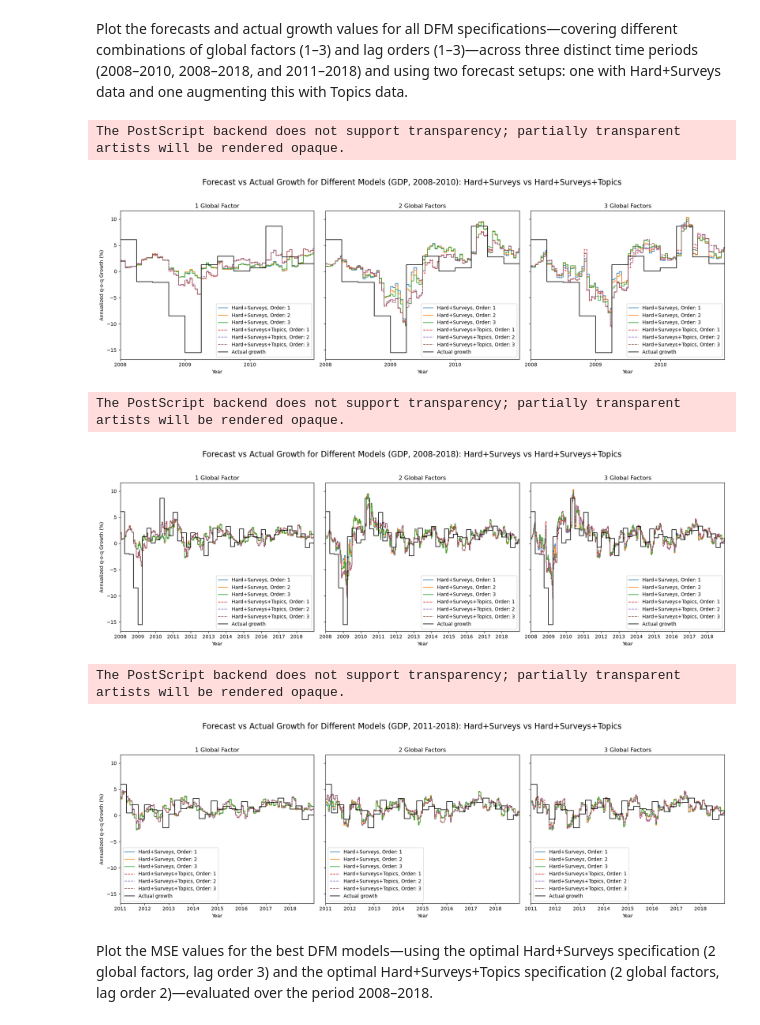
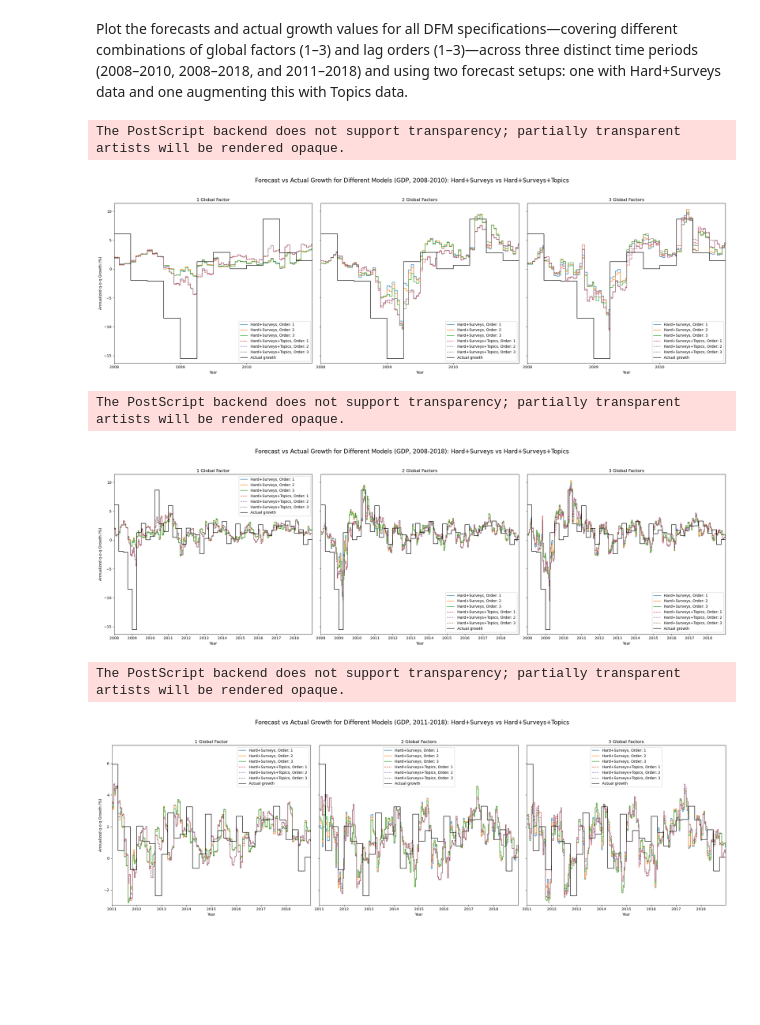
Before and after one commit to MashenkaOkuneva/nowcasting_with_text, a Jupyter notebook: dfm/experiments/additional_plots/Plot1_hard_surveys_vs_topics_2007_200_all_Global_GDP.ipynb, the cells around one changed output. Saved outputs shown, nothing was run; the diff lists cells and outputs as text; code cells hidden in the pictures; blank space fills up the shorter version.

Commit message:
Forecasts vs Actual growth for best models, 3 periods.

```diff
--- a/dfm/experiments/additional_plots/Plot1_hard_surveys_vs_topics_2007_200_all_Global_GDP.ipynb
+++ b/dfm/experiments/additional_plots/Plot1_hard_surveys_vs_topics_2007_200_all_Global_GDP.ipynb
@@ -362,7 +362,7 @@ for period_label, config in period_configs.items():
         y_act_extended = y_act
 
     # Create a figure with 1 row and 3 columns for the three global factor counts
-    fig, axs = plt.subplots(1, 3, figsize=(18, 6), sharey=True)
+    fig, axs = plt.subplots(1, 3, figsize=(24, 8), sharey=True)
 
     # Loop over each global factor count (1, 2, and 3)
     for i, num_factors in enumerate([1, 2, 3]):
@@ -434,35 +434,47 @@ for period_label, config in period_configs.items():
             # Plot the forecast step curve for the current order with dashed line
             ax.step(x_fore, y_fore, where='post', linewidth=1.2, linestyle='--', label=f"Hard+Surveys+Topics, Order: {order}")
 
         # Plot actual growth as a step plot in each subplot
         ax.step(x_act_extended, y_act_extended, where='post', color='black', linewidth=1.2, label="Actual growth")
 
         # Customize the subplot
         ax.set_xlabel("Year")
         ax.set_xlim(config["xlim"][0], config["xlim"][1])
         ax.set_xticks(config["xticks"])
+
+        # Set y-axis limits based on the data within the period range
+        x_min, x_max = config["xlim"]
+        def filter_points(x_arr, y_arr, x_min, x_max):
+            return [y for x, y in zip(x_arr, y_arr) if x_min <= x <= x_max]
+
+        # Filter y-values
+        y_filtered = filter_points(x_fore, y_fore, x_min, x_max)
+        y_act_filtered = filter_points(x_act_extended, y_act_extended, x_min, x_max)
+
+        # Combine all filtered y-values
+        combined_y = y_filtered + y_act_filtered
+        ax.set_ylim(1.05 * min(combined_y), 1.2 * max(combined_y))
+
         ax.set_title(f"{num_factors} Global Factor{'s' if num_factors > 1 else ''}")
         if i == 0:
             ax.set_ylabel("Annualized q-o-q Growth (%)")
         ax.legend()
 
     plt.suptitle(f"Forecast vs Actual Growth for Different Models ({q_var}, {period_label}): Hard+Surveys vs Hard+Surveys+Topics", fontsize=16)
     plt.tight_layout(rect=[0, 0.03, 1, 0.95])
 
     # Create the output directory if it doesn't exist and save the combined plot as PNG and EPS
     output_dir = f"DFM_hard_surveys_vs_{text_type}_{estimation_period}_{num_topics}_{source}_global_factors_{q_var}"
     os.makedirs(output_dir, exist_ok=True)
     base_filename = os.path.join(output_dir, f"DFM_hard_surveys_vs_{text_type}_{estimation_period}_{num_topics}_{source}_global_factors_forecast_vs_actual_{period_label}_{q_var}")
     plt.savefig(f"{base_filename}.png", format="png")
     plt.savefig(f"{base_filename}.eps", format="eps")
 
     plt.show()
 # %% [output]
 The PostScript backend does not support transparency; partially transparent artists will be rendered opaque.
-[figure, old version]
+[figure, new version]
 The PostScript backend does not support transparency; partially transparent artists will be rendered opaque.
-[figure, old version]
+[figure, new version]
 The PostScript backend does not support transparency; partially transparent artists will be rendered opaque.
-[figure, old version]
+[figure, new version]
-# %% [markdown]
-Plot the MSE values for the best DFM models&mdash;using the optimal Hard+Surveys specification (2 global factors, lag order 3) and the optimal Hard+Surveys+Topics specification (2 global factors, lag order 2)&mdash;evaluated over the period 2008–2018.
```
Also changed, not shown: parts of 13 cells of this notebook, 12 other files.
